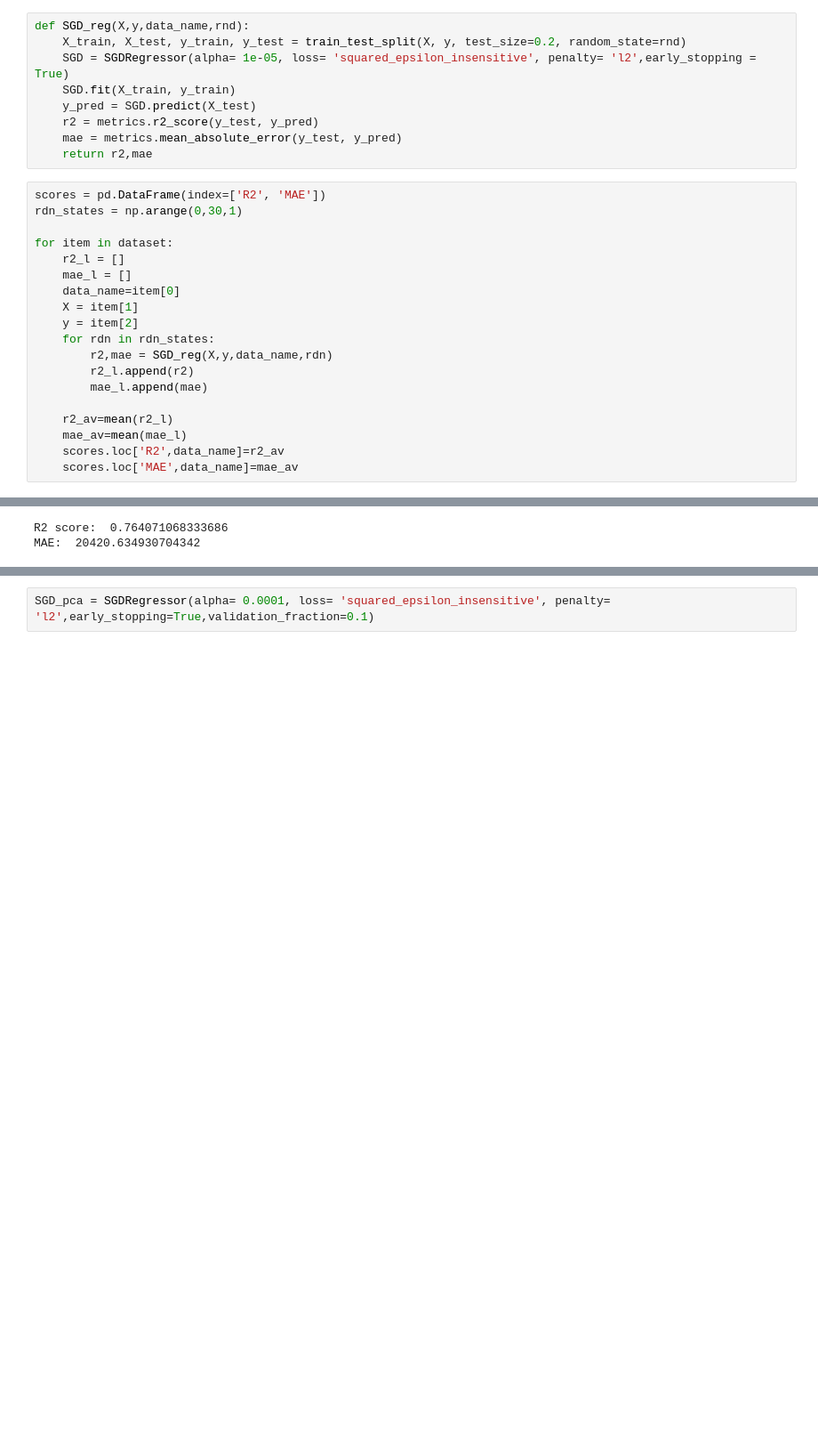
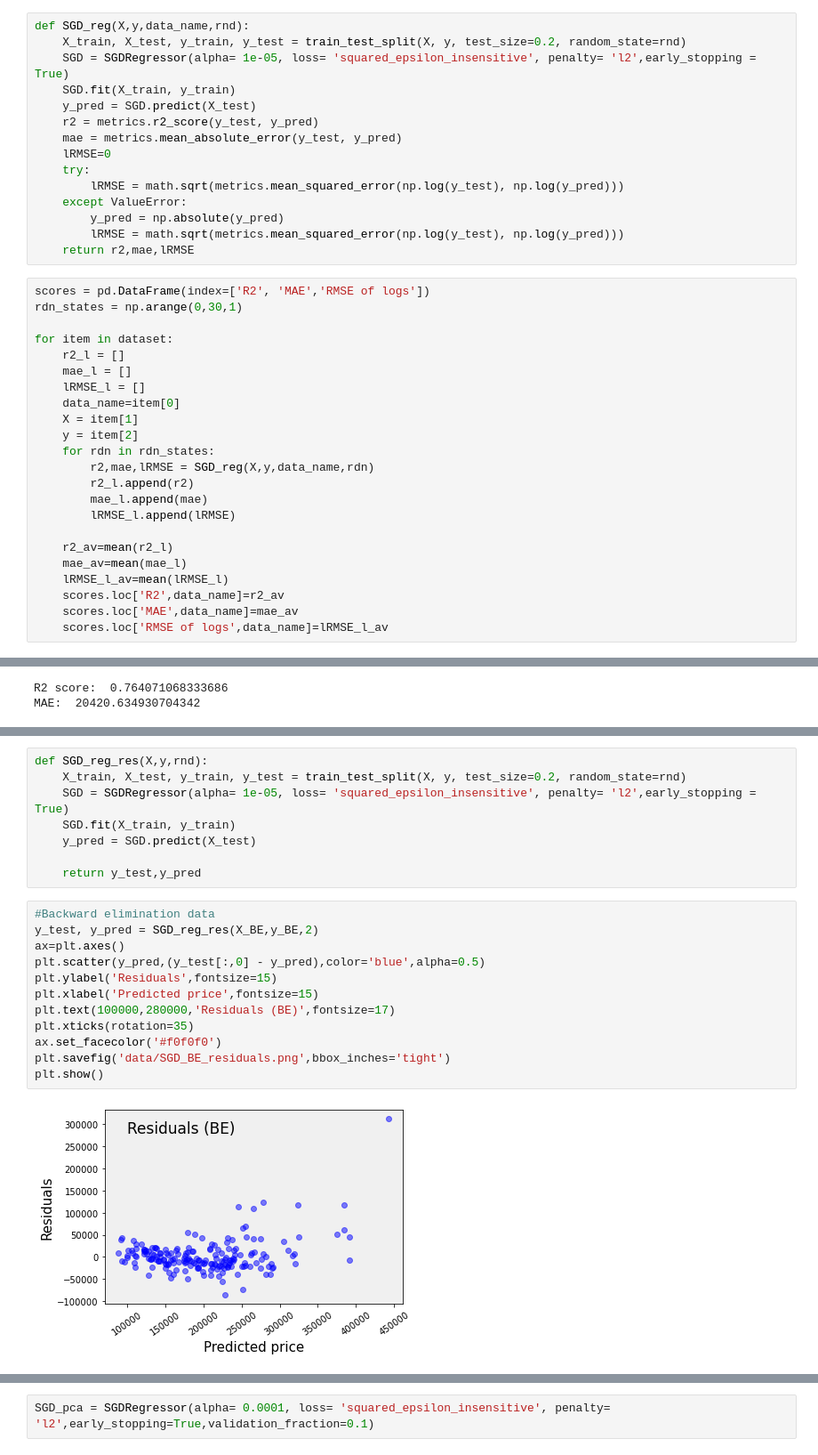
Before and after one commit to RaffaToSpace/House-Price-Predictor, a Jupyter notebook: pthp_SGD.ipynb, the cells around one changed output, grey strips where cells are left out. Shown at 89% size. Cells and saved outputs as stored; diff of their text form; blank space fills up the shorter version.

Commit message:
SGD model notebook: metrics update

```diff
--- a/pthp_SGD.ipynb
+++ b/pthp_SGD.ipynb
@@ -109,23 +110,33 @@ def SGD_reg(X,y,data_name,rnd):
     y_pred = SGD.predict(X_test)
     r2 = metrics.r2_score(y_test, y_pred)
     mae = metrics.mean_absolute_error(y_test, y_pred)
-    return r2,mae
+    lRMSE=0
+    try:
+        lRMSE = math.sqrt(metrics.mean_squared_error(np.log(y_test), np.log(y_pred)))
+    except ValueError:
+        y_pred = np.absolute(y_pred)
+        lRMSE = math.sqrt(metrics.mean_squared_error(np.log(y_test), np.log(y_pred)))
+    return r2,mae,lRMSE
 # %%
-scores = pd.DataFrame(index=['R2', 'MAE'])
+scores = pd.DataFrame(index=['R2', 'MAE','RMSE of logs'])
 rdn_states = np.arange(0,30,1)
 
 for item in dataset:
     r2_l = []
     mae_l = []
+    lRMSE_l = []
     data_name=item[0]
     X = item[1]
     y = item[2]
     for rdn in rdn_states:
-        r2,mae = SGD_reg(X,y,data_name,rdn)
+        r2,mae,lRMSE = SGD_reg(X,y,data_name,rdn)
         r2_l.append(r2)
         mae_l.append(mae)
+        lRMSE_l.append(lRMSE)
 
     r2_av=mean(r2_l)
     mae_av=mean(mae_l)
+    lRMSE_l_av=mean(lRMSE_l)
     scores.loc['R2',data_name]=r2_av
     scores.loc['MAE',data_name]=mae_av
+    scores.loc['RMSE of logs',data_name]=lRMSE_l_av
@@ -180,0 +201,22 @@ MAE:  20420.634930704342
+# %%
+def SGD_reg_res(X,y,rnd):
+    X_train, X_test, y_train, y_test = train_test_split(X, y, test_size=0.2, random_state=rnd)
+    SGD = SGDRegressor(alpha= 1e-05, loss= 'squared_epsilon_insensitive', penalty= 'l2',early_stopping = True)
+    SGD.fit(X_train, y_train)
+    y_pred = SGD.predict(X_test)
+
+    return y_test,y_pred
+# %%
+#Backward elimination data
+y_test, y_pred = SGD_reg_res(X_BE,y_BE,2)
+ax=plt.axes()
+plt.scatter(y_pred,(y_test[:,0] - y_pred),color='blue',alpha=0.5)
+plt.ylabel('Residuals',fontsize=15)
+plt.xlabel('Predicted price',fontsize=15)
+plt.text(100000,280000,'Residuals (BE)',fontsize=17)
+plt.xticks(rotation=35)
+ax.set_facecolor('#f0f0f0')
+plt.savefig('data/SGD_BE_residuals.png',bbox_inches='tight')
+plt.show()
+# %% [output]
+[figure, added]
```
Also changed, not shown: parts of 11 cells of this notebook.
